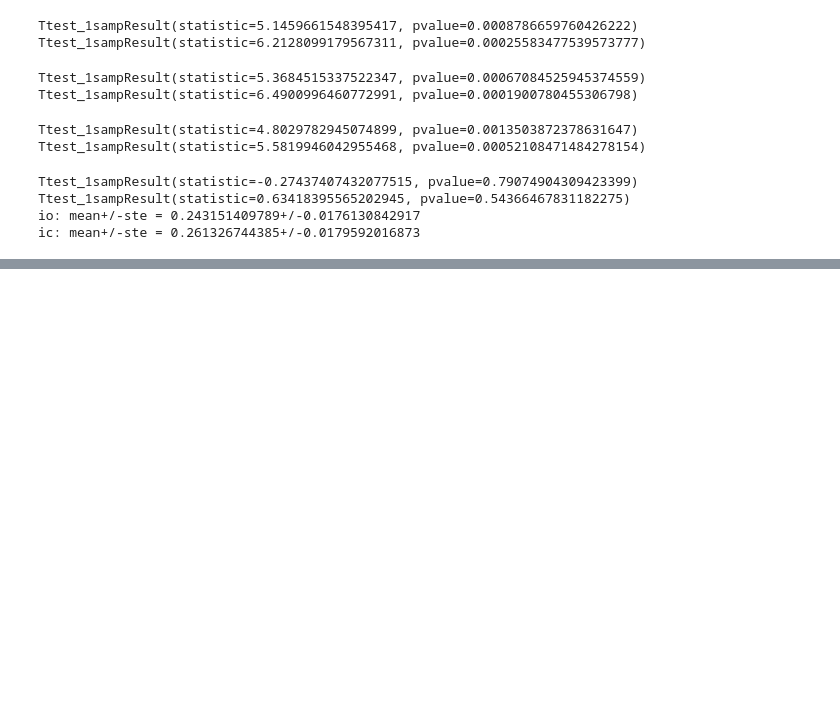
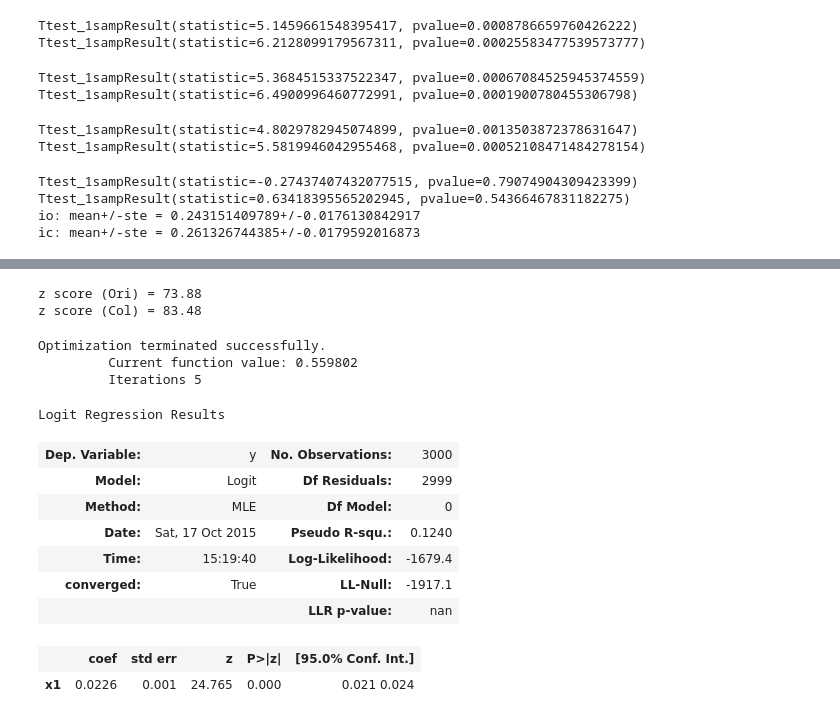
Before and after one commit to hongsups/vstm_vp, a Jupyter notebook: Mturk_CL_stats.ipynb, the cells around one changed output, grey strips where cells are left out. Saved outputs shown, nothing was run; the diff lists cells and outputs as text; code cells hidden in the pictures; blank space fills up the shorter version.

```diff
--- a/Mturk_CL_stats.ipynb
+++ b/Mturk_CL_stats.ipynb
@@ -610,0 +623,48 @@ ic: mean+/-ste = 0.261326744385+/-0.0179592016873
+# %%
+# split the dataset for each feature
+gb_feat = df_short.groupby('Feature')
+df_short_ori = gb_feat.get_group('Ori')
+df_short_col = gb_feat.get_group('Col')
+# %%
+"""
+    To test whether proportion correct is above chance: we lump together all trials and subjects (and do not bin),
+    then do a single right-tailed z-test for proportions.
+    If I am not mistaken, this test doesn't have any degrees of freedom.
+"""
+# z test for proportions (https://onlinecourses.science.psu.edu/stat200/node/53)
+import math
+n = len(df_short)
+p_0 = 0.25
+
+p_hat_ori = df_short_ori.Correct.mean()
+p_hat_col = df_short_col.Correct.mean()
+z_ori = (p_hat_ori - p_0) / math.sqrt(p_0*(1-p_0)/n)
+z_col = (p_hat_col - p_0) / math.sqrt(p_0*(1-p_0)/n)
+print 'z score (Ori) = ' + "%.2f" % z_ori
+print 'z score (Col) = ' + "%.2f" % z_col
+# %% [output]
+z score (Ori) = 73.88
+z score (Col) = 83.48
+# %%
+"""
+    To test for an effect of change magnitude: logistic regression with regressor "change magnitude".
+"""
+X = (df_short_ori.AbsDelta.values+np.random.randn(1,len(df_short_ori))*0.001)[0]
+y = df_short_ori.Correct.values
+import statsmodels.api as sm
+result = sm.Logit(y, X).fit()
+result.summary()
+# %% [output]
+Optimization terminated successfully.
+         Current function value: 0.559802
+         Iterations 5
+Logit Regression Results
+| Dep. Variable: | y | No. Observations: | 3000 |
+| Model: | Logit | Df Residuals: | 2999 |
+| Method: | MLE | Df Model: | 0 |
+| Date: | Sat, 17 Oct 2015 | Pseudo R-squ.: | 0.1240 |
+| Time: | 15:19:40 | Log-Likelihood: | -1679.4 |
+| converged: | True | LL-Null: | -1917.1 |
+|  |  | LLR p-value: | nan |
+|  | coef | std err | z | P>|z| | [95.0% Conf. Int.] |
+| x1 | 0.0226 | 0.001 | 24.765 | 0.000 | 0.021 0.024 |
```
Also changed, not shown: parts of 19 cells of this notebook.
